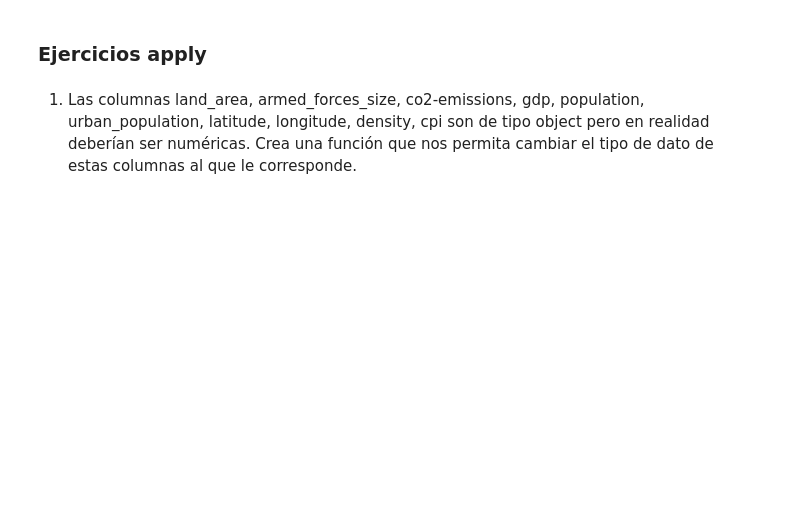
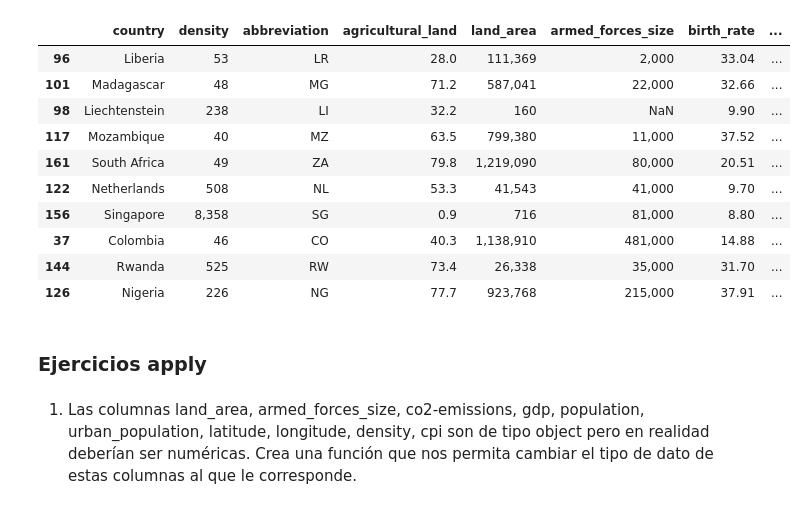
Before and after one commit to Macresca/modulo3-sprint1-pairprogramming-Maria_Crespo_Marina_Escobar, a Jupyter notebook: modulo3-05-groupby.ipynb, the cells around one changed output. Saved outputs shown, nothing was run; the diff lists cells and outputs as text; code cells hidden in the pictures; blank space fills up the shorter version.

```diff
--- a/modulo3-05-groupby.ipynb
+++ b/modulo3-05-groupby.ipynb
@@ -6,5 +14,19 @@ pd.set_option('display.max_columns', None)
 # %%
-df_world = pd.read_csv('world-data-2023_part1.csv')
+df_world = pd.read_csv("word_merge.csv", index_col = 0)
+# %%
+df_world.sample(10)
+# %% [output]
+|  | country | density | abbreviation | agricultural_land | land_area | armed_forces_size | birth_rate | ... |
+| 96 | Liberia | 53 | LR | 28.0 | 111,369 | 2,000 | 33.04 | ... |
+| 101 | Madagascar | 48 | MG | 71.2 | 587,041 | 22,000 | 32.66 | ... |
+| 98 | Liechtenstein | 238 | LI | 32.2 | 160 | NaN | 9.90 | ... |
+| 117 | Mozambique | 40 | MZ | 63.5 | 799,380 | 11,000 | 37.52 | ... |
+| 161 | South Africa | 49 | ZA | 79.8 | 1,219,090 | 80,000 | 20.51 | ... |
+| 122 | Netherlands | 508 | NL | 53.3 | 41,543 | 41,000 | 9.70 | ... |
+| 156 | Singapore | 8,358 | SG | 0.9 | 716 | 81,000 | 8.80 | ... |
+| 37 | Colombia | 46 | CO | 40.3 | 1,138,910 | 481,000 | 14.88 | ... |
+| 144 | Rwanda | 525 | RW | 73.4 | 26,338 | 35,000 | 31.70 | ... |
+| 126 | Nigeria | 226 | NG | 77.7 | 923,768 | 215,000 | 37.91 | ... |
 # %% [markdown]
 ### Ejercicios apply
 # %% [markdown]
```
Also changed, not shown: parts of 19 cells of this notebook, 4 other files.
